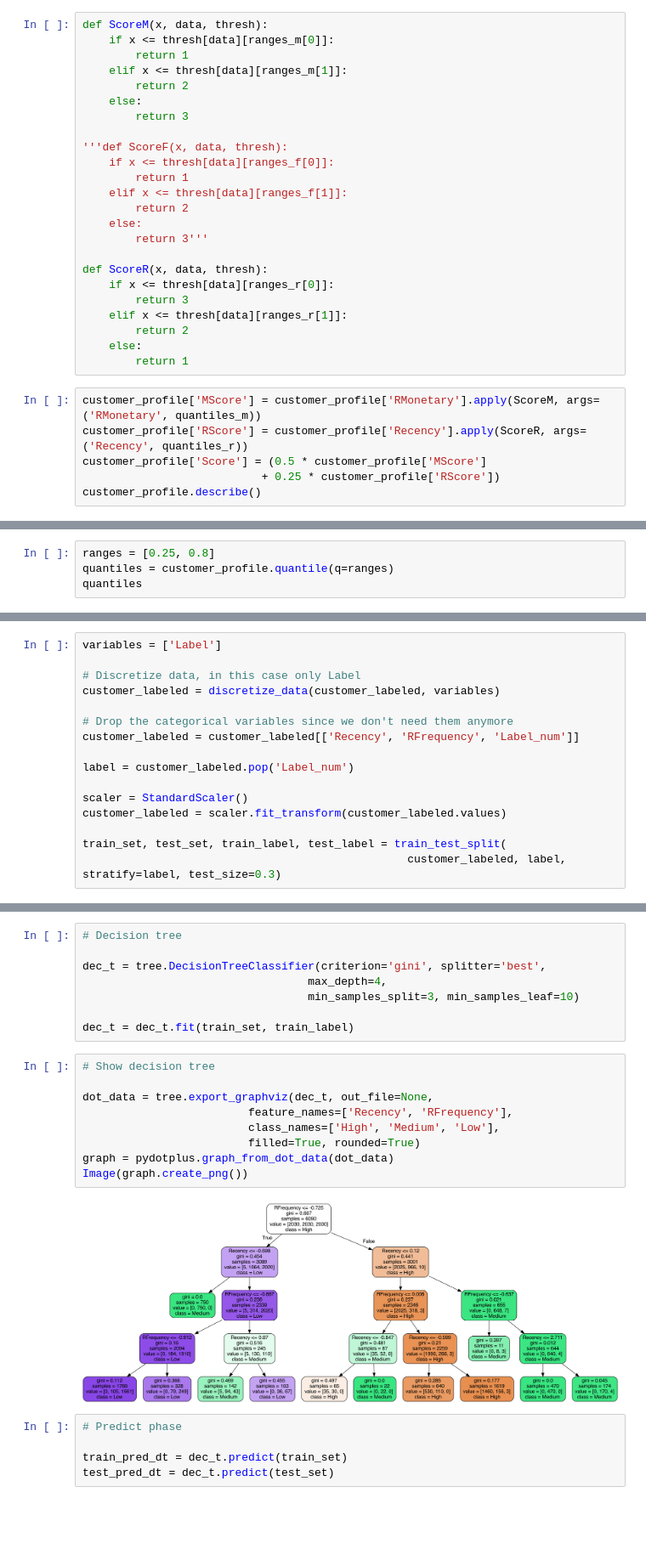
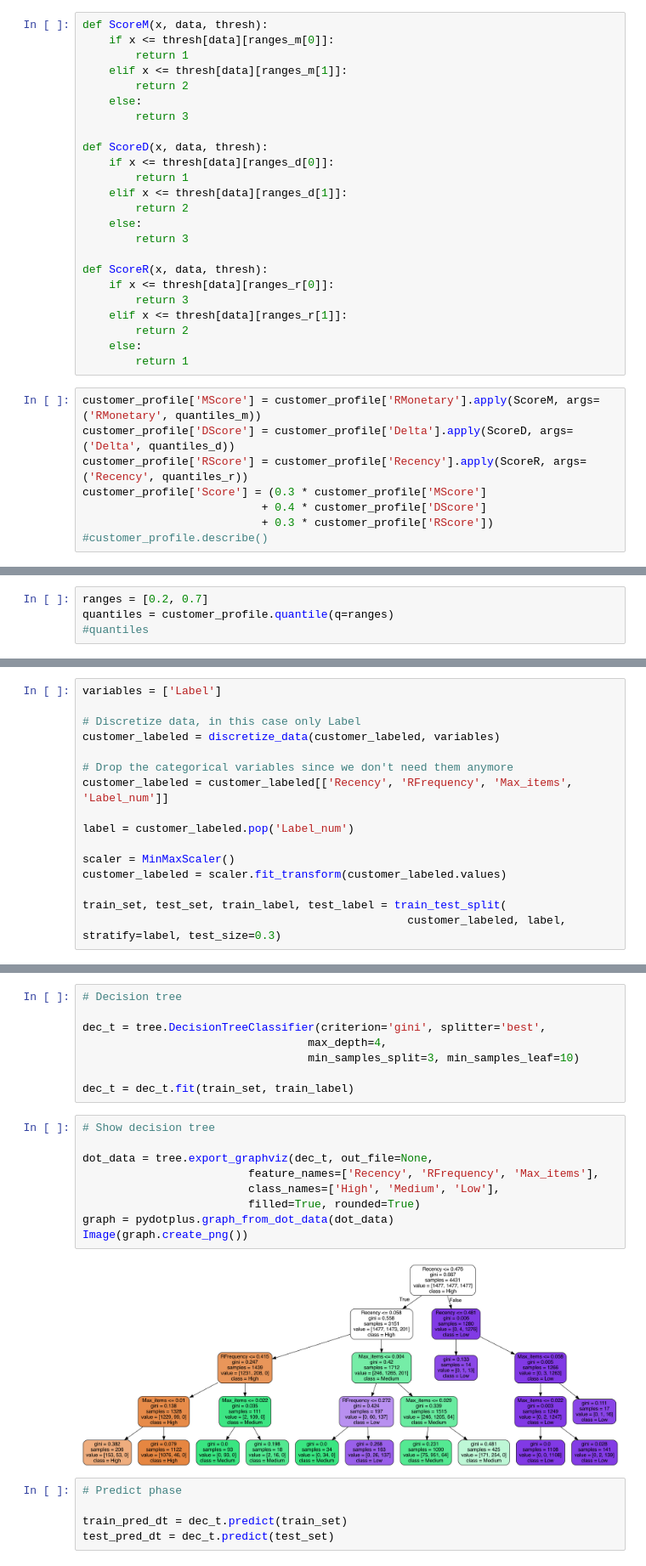
Before and after one commit to michelezoncheddu/data-mining-project, a Jupyter notebook: 3_Classification_statistical.ipynb, the cells around one changed output, grey strips where cells are left out. Shown at 85% size. Drawn from its saved outputs; the diff is of its cells as text; blank space fills up the shorter version.

```diff
--- a/3_Classification_statistical.ipynb
+++ b/3_Classification_statistical.ipynb
@@ -60,13 +58,13 @@ def ScoreM(x, data, thresh):
     else:
         return 3
 
-'''def ScoreF(x, data, thresh):
-    if x <= thresh[data][ranges_f[0]]:
+def ScoreD(x, data, thresh):
+    if x <= thresh[data][ranges_d[0]]:
         return 1
-    elif x <= thresh[data][ranges_f[1]]:
+    elif x <= thresh[data][ranges_d[1]]:
         return 2
     else:
-        return 3'''
+        return 3
 
 def ScoreR(x, data, thresh):
     if x <= thresh[data][ranges_r[0]]:
@@ -77,7 +75,9 @@ def ScoreR(x, data, thresh):
         return 1
 # %%
 customer_profile['MScore'] = customer_profile['RMonetary'].apply(ScoreM, args=('RMonetary', quantiles_m))
+customer_profile['DScore'] = customer_profile['Delta'].apply(ScoreD, args=('Delta', quantiles_d))
 customer_profile['RScore'] = customer_profile['Recency'].apply(ScoreR, args=('Recency', quantiles_r))
-customer_profile['Score'] = (0.5 * customer_profile['MScore']
-                           + 0.25 * customer_profile['RScore'])
-customer_profile.describe()
+customer_profile['Score'] = (0.3 * customer_profile['MScore']
+                           + 0.4 * customer_profile['DScore']
+                           + 0.3 * customer_profile['RScore'])
+#customer_profile.describe()
@@ -94,4 +84,4 @@ customer_profile.describe()
 # %%
-ranges = [0.25, 0.8]
+ranges = [0.2, 0.7]
 quantiles = customer_profile.quantile(q=ranges)
-quantiles
+#quantiles
@@ -162,11 +164,11 @@ variables = ['Label']
 customer_labeled = discretize_data(customer_labeled, variables)
 
 # Drop the categorical variables since we don't need them anymore
-customer_labeled = customer_labeled[['Recency', 'RFrequency', 'Label_num']]
+customer_labeled = customer_labeled[['Recency', 'RFrequency', 'Max_items', 'Label_num']]
 
 label = customer_labeled.pop('Label_num')
 
-scaler = StandardScaler()
+scaler = MinMaxScaler()
 customer_labeled = scaler.fit_transform(customer_labeled.values)
 
 train_set, test_set, train_label, test_label = train_test_split(
@@ -193,14 +195,14 @@ dec_t = dec_t.fit(train_set, train_label)
 # %%
 # Show decision tree
 
 dot_data = tree.export_graphviz(dec_t, out_file=None,
-                         feature_names=['Recency', 'RFrequency'],
+                         feature_names=['Recency', 'RFrequency', 'Max_items'],
                          class_names=['High', 'Medium', 'Low'],
                          filled=True, rounded=True)
 graph = pydotplus.graph_from_dot_data(dot_data)
 Image(graph.create_png())
 # %% [output]
-[figure, old version]
+[figure, new version]
 # %%
 # Predict phase
 
```
Also changed, not shown: parts of 25 cells of this notebook, 3 other files.
